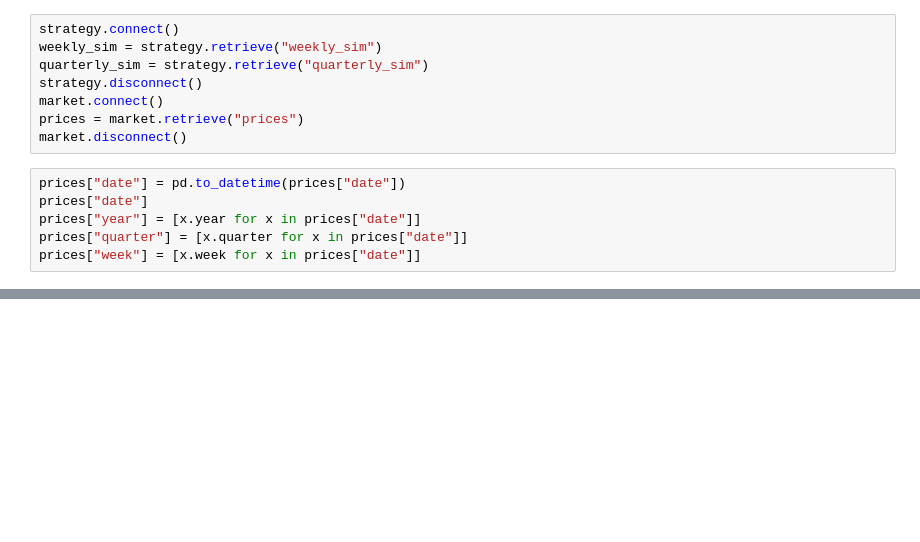
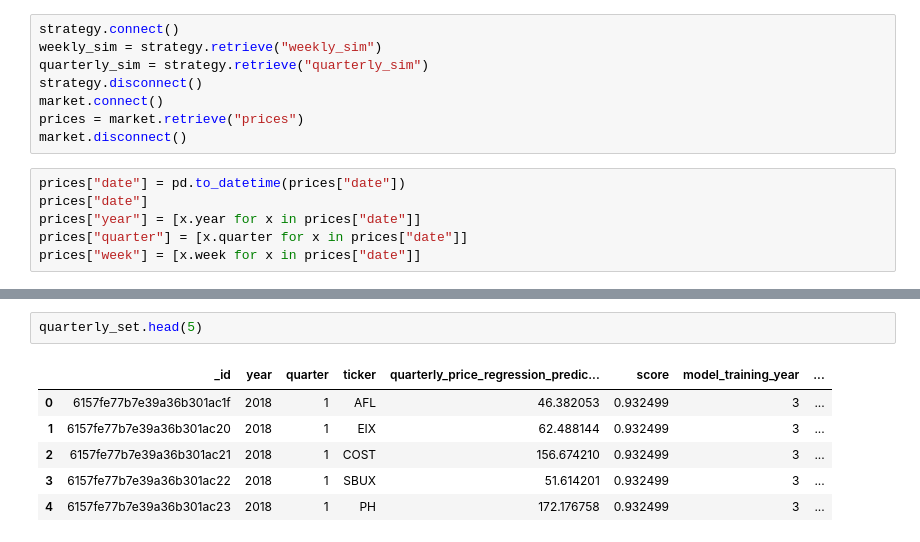
Before and after one commit to chung-ejy/longshot, a Jupyter notebook: high_level_model.ipynb, the cells around one changed output, grey strips where cells are left out. Cells and saved outputs as stored; diff of their text form; blank space fills up the shorter version.

```diff
--- a/high_level_model.ipynb
+++ b/high_level_model.ipynb
@@ -147,0 +91,9 @@ hello.sort_values("score",ascending=False)
+# %%
+quarterly_set.head(5)
+# %% [output]
+|  | _id | year | quarter | ticker | quarterly_price_regression_predic... | score | model_training_year | ... |
+| 0 | 6157fe77b7e39a36b301ac1f | 2018 | 1 | AFL | 46.382053 | 0.932499 | 3 | ... |
+| 1 | 6157fe77b7e39a36b301ac20 | 2018 | 1 | EIX | 62.488144 | 0.932499 | 3 | ... |
+| 2 | 6157fe77b7e39a36b301ac21 | 2018 | 1 | COST | 156.674210 | 0.932499 | 3 | ... |
+| 3 | 6157fe77b7e39a36b301ac22 | 2018 | 1 | SBUX | 51.614201 | 0.932499 | 3 | ... |
+| 4 | 6157fe77b7e39a36b301ac23 | 2018 | 1 | PH | 172.176758 | 0.932499 | 3 | ... |
```
Also changed, not shown: parts of 10 cells of this notebook, 18 other files.
